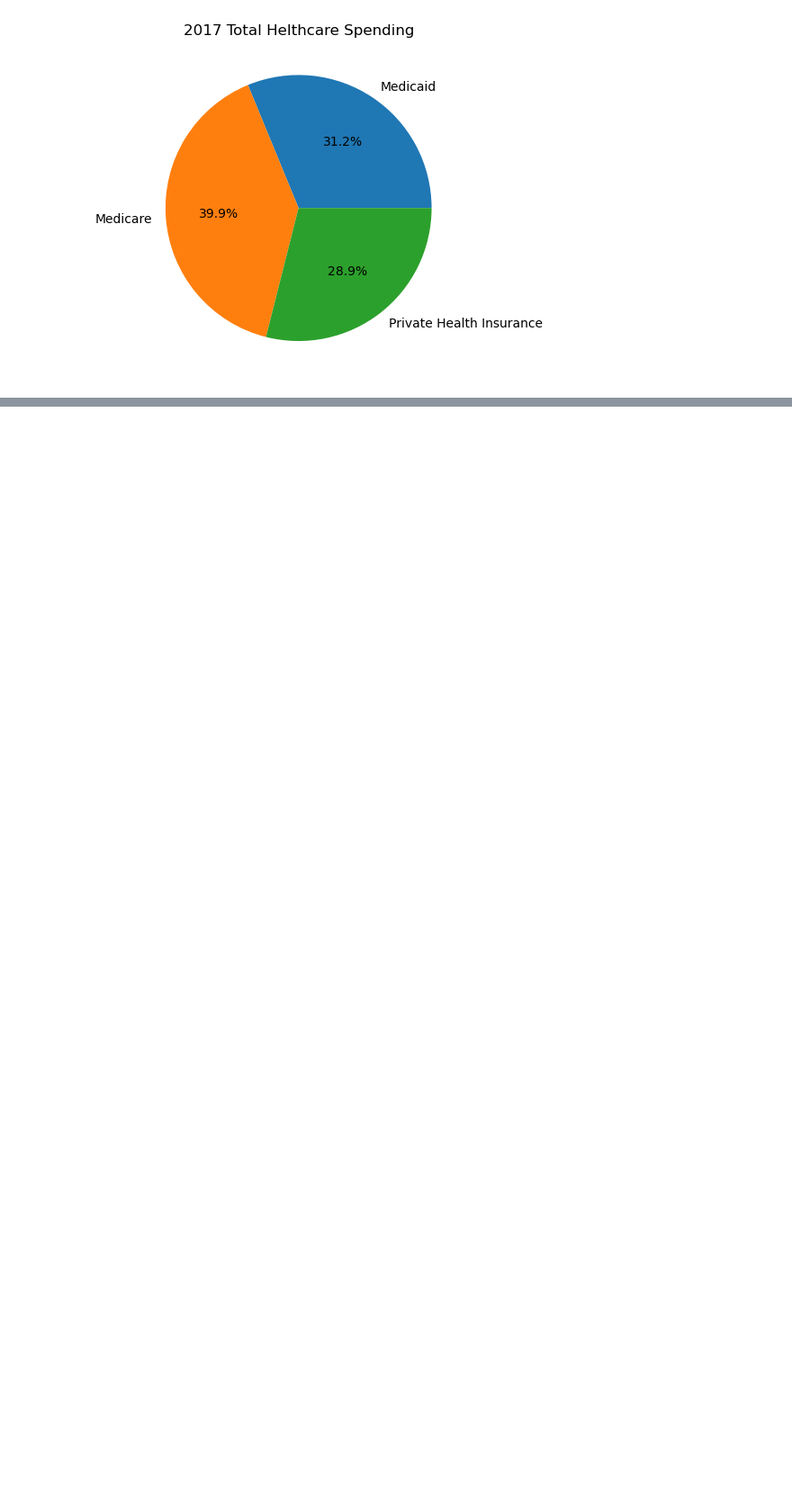
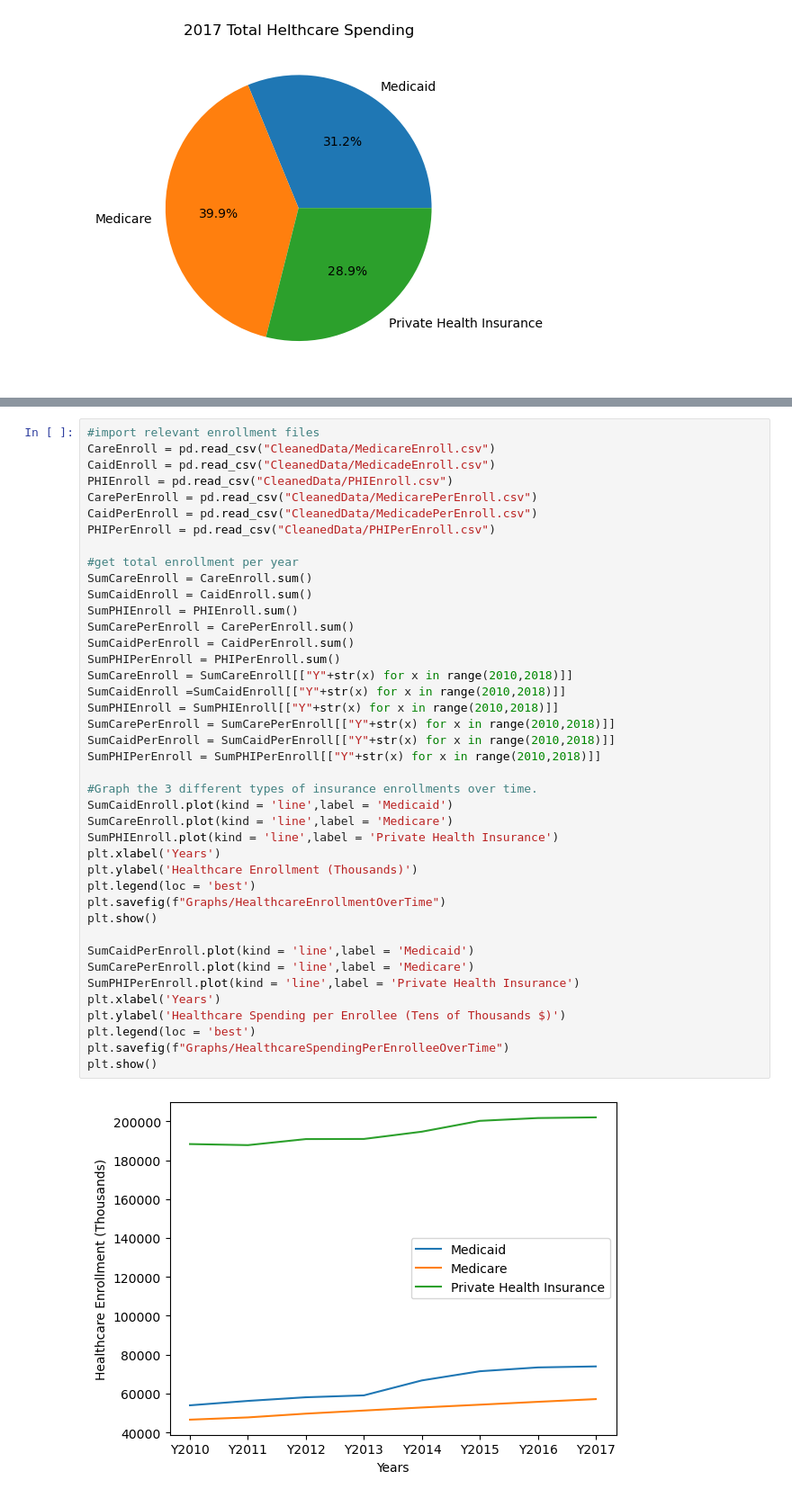
Before and after one commit to fuijo/Team-3-The-Outliers, a Jupyter notebook: SpendingOvertheYears.ipynb, the cells around one changed output, grey strips where cells are left out. Shown at 90% size. Drawn from its saved outputs; the diff is of its cells as text; blank space fills up the shorter version.

Commit message:
Added Sum of enrollment and spending per enrollment overtime graphs

```diff
--- a/SpendingOvertheYears.ipynb
+++ b/SpendingOvertheYears.ipynb
@@ -55,0 +58,43 @@ plt.show()
+# %%
+#import relevant enrollment files
+CareEnroll = pd.read_csv("CleanedData/MedicareEnroll.csv")
+CaidEnroll = pd.read_csv("CleanedData/MedicadeEnroll.csv")
+PHIEnroll = pd.read_csv("CleanedData/PHIEnroll.csv")
+CarePerEnroll = pd.read_csv("CleanedData/MedicarePerEnroll.csv")
+CaidPerEnroll = pd.read_csv("CleanedData/MedicadePerEnroll.csv")
+PHIPerEnroll = pd.read_csv("CleanedData/PHIPerEnroll.csv")
+
+#get total enrollment per year
+SumCareEnroll = CareEnroll.sum()
+SumCaidEnroll = CaidEnroll.sum()
+SumPHIEnroll = PHIEnroll.sum()
+SumCarePerEnroll = CarePerEnroll.sum()
+SumCaidPerEnroll = CaidPerEnroll.sum()
+SumPHIPerEnroll = PHIPerEnroll.sum()
+SumCareEnroll = SumCareEnroll[["Y"+str(x) for x in range(2010,2018)]]
+SumCaidEnroll =SumCaidEnroll[["Y"+str(x) for x in range(2010,2018)]]
+SumPHIEnroll = SumPHIEnroll[["Y"+str(x) for x in range(2010,2018)]]
+SumCarePerEnroll = SumCarePerEnroll[["Y"+str(x) for x in range(2010,2018)]]
+SumCaidPerEnroll = SumCaidPerEnroll[["Y"+str(x) for x in range(2010,2018)]]
+SumPHIPerEnroll = SumPHIPerEnroll[["Y"+str(x) for x in range(2010,2018)]]
+
+#Graph the 3 different types of insurance enrollments over time.
+SumCaidEnroll.plot(kind = 'line',label = 'Medicaid')
+SumCareEnroll.plot(kind = 'line',label = 'Medicare')
+SumPHIEnroll.plot(kind = 'line',label = 'Private Health Insurance')
+plt.xlabel('Years')
+plt.ylabel('Healthcare Enrollment (Thousands)')
+plt.legend(loc = 'best')
+plt.savefig(f"Graphs/HealthcareEnrollmentOverTime")
+plt.show()
+
+SumCaidPerEnroll.plot(kind = 'line',label = 'Medicaid')
+SumCarePerEnroll.plot(kind = 'line',label = 'Medicare')
+SumPHIPerEnroll.plot(kind = 'line',label = 'Private Health Insurance')
+plt.xlabel('Years')
+plt.ylabel('Healthcare Spending per Enrollee (Tens of Thousands $)')
+plt.legend(loc = 'best')
+plt.savefig(f"Graphs/HealthcareSpendingPerEnrolleeOverTime")
+plt.show()
+# %% [output]
+[figure, added]
```
Also changed, not shown: parts of 2 cells of this notebook, 3 other files.
